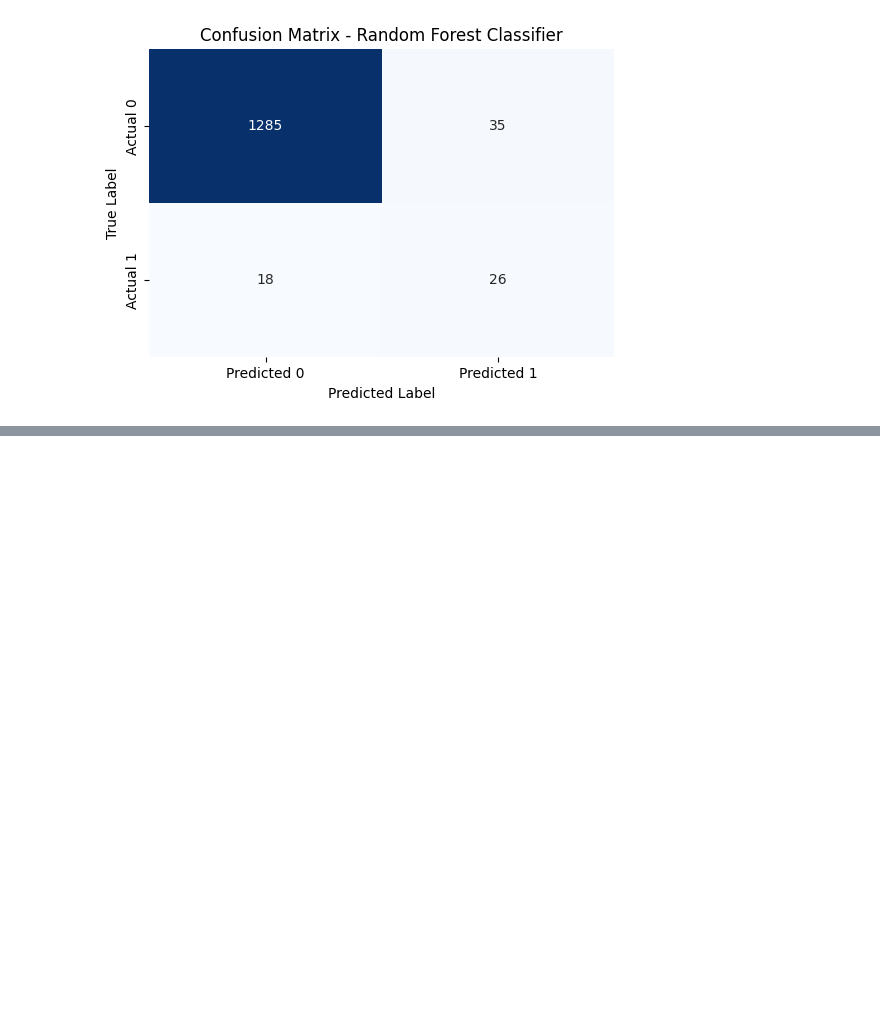
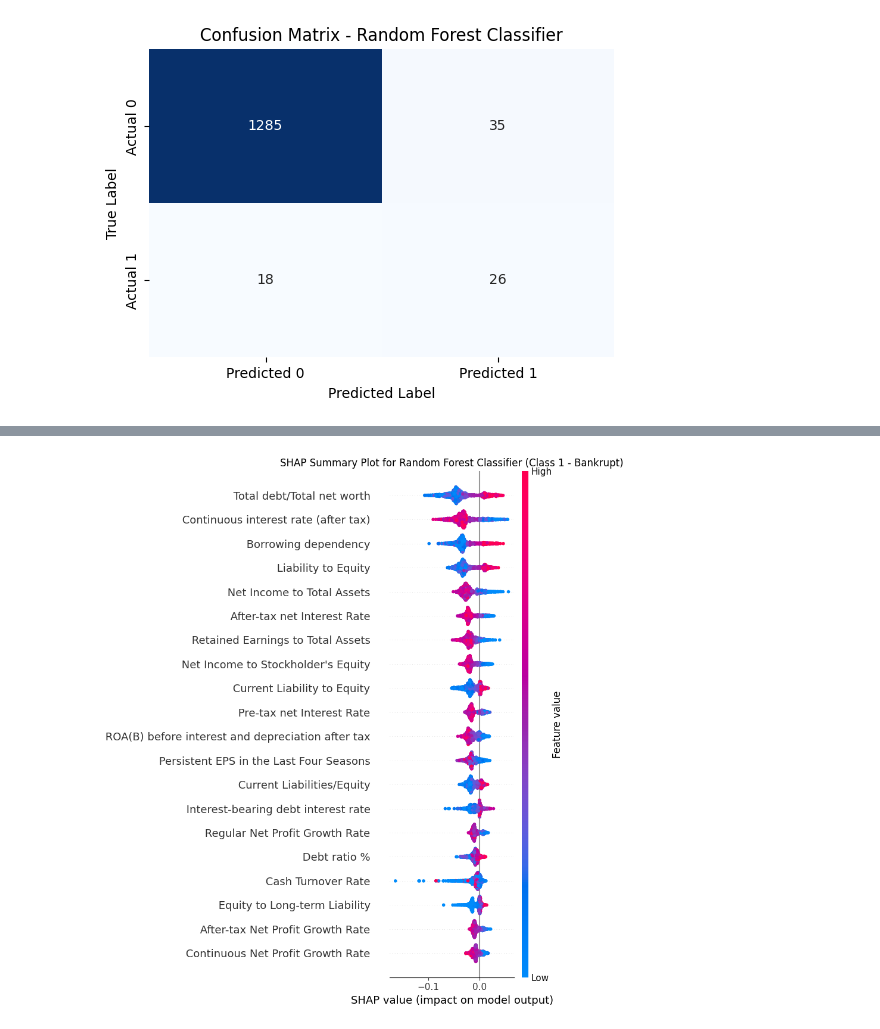
Before and after one commit to noobprogrammertryingtosurvive/ADALL_github, a Jupyter notebook: Cogels_CDA1C03_Assignment.ipynb, the cells around one changed output, grey strips where cells are left out. Drawn from its saved outputs; the diff is of its cells as text; code cells hidden in the pictures; blank space fills up the shorter version.

```diff
--- a/Cogels_CDA1C03_Assignment.ipynb
+++ b/Cogels_CDA1C03_Assignment.ipynb
@@ -373,0 +397,21 @@ F1-Score: 0.4952
+# %%
+import shap
+import matplotlib.pyplot as plt
+
+# Create a SHAP explainer for the Random Forest model
+# Using the training data (X_train_resampled) as the background dataset for the explainer
+explainer = shap.TreeExplainer(random_forest_model, X_train_resampled)
+
+# Calculate SHAP values for the test set
+# For performance, we might consider using a subset of X_test if it's very large
+shap_values = explainer.shap_values(X_test)
+
+# Plot the SHAP summary plot
+# shap_values is a list for multi-class, for binary classification we usually take shap_values[1] for the positive class
+# Correction: For 3D shap_values (samples, features, classes), slice to get class 1 across all samples and features
+shap.summary_plot(shap_values[:, :, 1], X_test, feature_names=X_test.columns, show=False)
+plt.title('SHAP Summary Plot for Random Forest Classifier (Class 1 - Bankrupt)')
+plt.tight_layout()
+plt.show()
+# %% [output]
+[figure, added]
```
Also changed, not shown: parts of 2 cells of this notebook.
